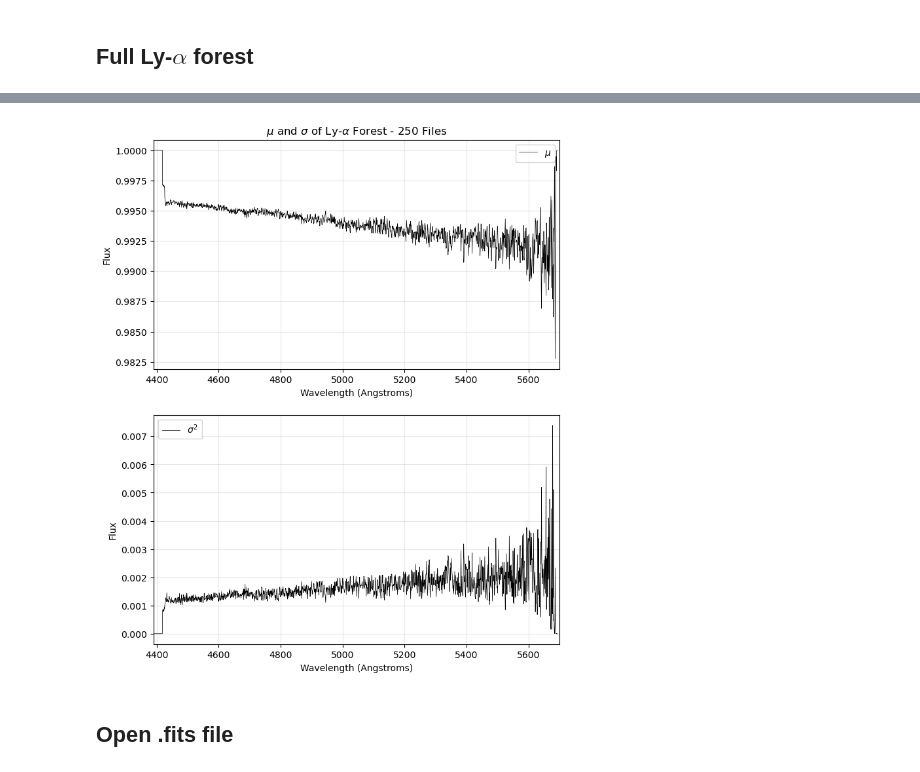
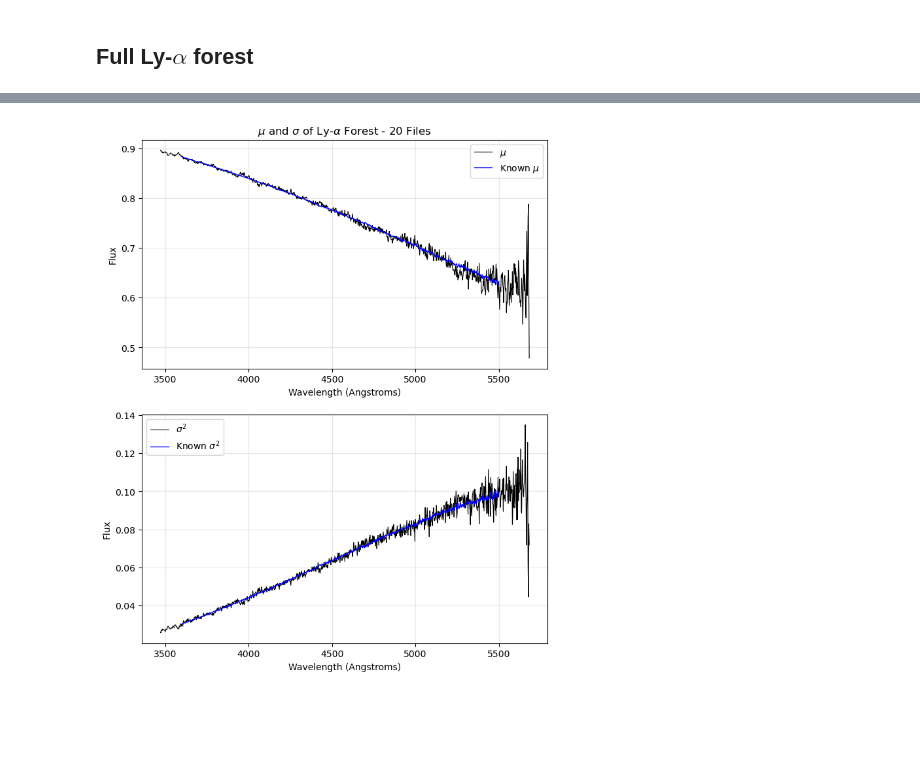
Before and after one commit to GabrielMissael/cosmoforests, a Jupyter notebook: main.ipynb, the cells around one changed output, grey strips where cells are left out. Cells and saved outputs as stored; diff of their text form; code cells hidden in the pictures; blank space fills up the shorter version.

```diff
--- a/main.ipynb
+++ b/main.ipynb
@@ -332,9 +335,12 @@ plt.show()
 # %% [markdown]
 ## Full Ly-$\alpha$ forest
 # %%
+N = 20
+
 # Get general statistics
-wv_a, total_mean_a, total_std_a, n_files = general_stats(fits_path, bin_size = 2.4,
+wv_a, total_mean_a, total_std_a, n_files = general_stats(fits_path[:N], bin_size = 2.4,
                                                       save = 'data/processed/Full_LYa.csv', load = False,
-                                                      lambda_min = 1045.0, lambda_max = 1185.0, verbose = True)
+                                                      lambda_min = 1045.0, lambda_max = 1185.0, verbose = True,
+                                                      forest_type = 'F_LYA')
 
-n_files = len(fits_path)
+n_files = len(fits_path[:N])
@@ -355,28 +357,28 @@ KeyboardInterrupt:
 # %%
 # Create figure
 fig, ax = plt.subplots(2, 1, figsize=(8, 10))
 
 # Plot mean
 ax[0].plot(wv_a, total_mean_a, alpha = 1, color = 'black',
-        label = '$\mu$', linewidth = 0.5)
-ax[0].set_xlim(4390, 5700)
+        label = '$\mu$', linewidth = 0.8)
+ax[0].plot(wv, mean, color = 'blue', linewidth = 1, label = 'Known $\mu$')
+#ax[0].set_xlim(4390, 5700)
 ax[0].set_xlabel('Wavelength (Angstroms)')
 ax[0].set_ylabel('Flux')
 ax[0].legend()
 ax[0].grid(alpha = 0.3)
 
 # Plot mean
 ax[1].plot(wv_a, total_std_a**2, alpha = 1, color = 'black',
-        label = '$\sigma^2$', linewidth = 0.5)
-ax[1].set_xlim(4390, 5700)
+        label = '$\sigma^2$', linewidth = 0.8)
+ax[1].plot(wv, var, color = 'blue', linewidth = 1, label = 'Known $\sigma^2$')
+#ax[1].set_xlim(4390, 5700)
 ax[1].set_xlabel('Wavelength (Angstroms)')
 ax[1].set_ylabel('Flux')
 ax[1].legend()
 ax[1].grid(alpha = 0.3)
 
 ax[0].set_title(f'$\mu$ and $\sigma$ of Ly-$\\alpha$ Forest - {n_files} Files')
 plt.show()
 # %% [output]
-[figure, old version]
+[figure, new version]
-# %% [markdown]
-## Open .fits file
```
Also changed, not shown: parts of 16 cells of this notebook, 2 other files.
